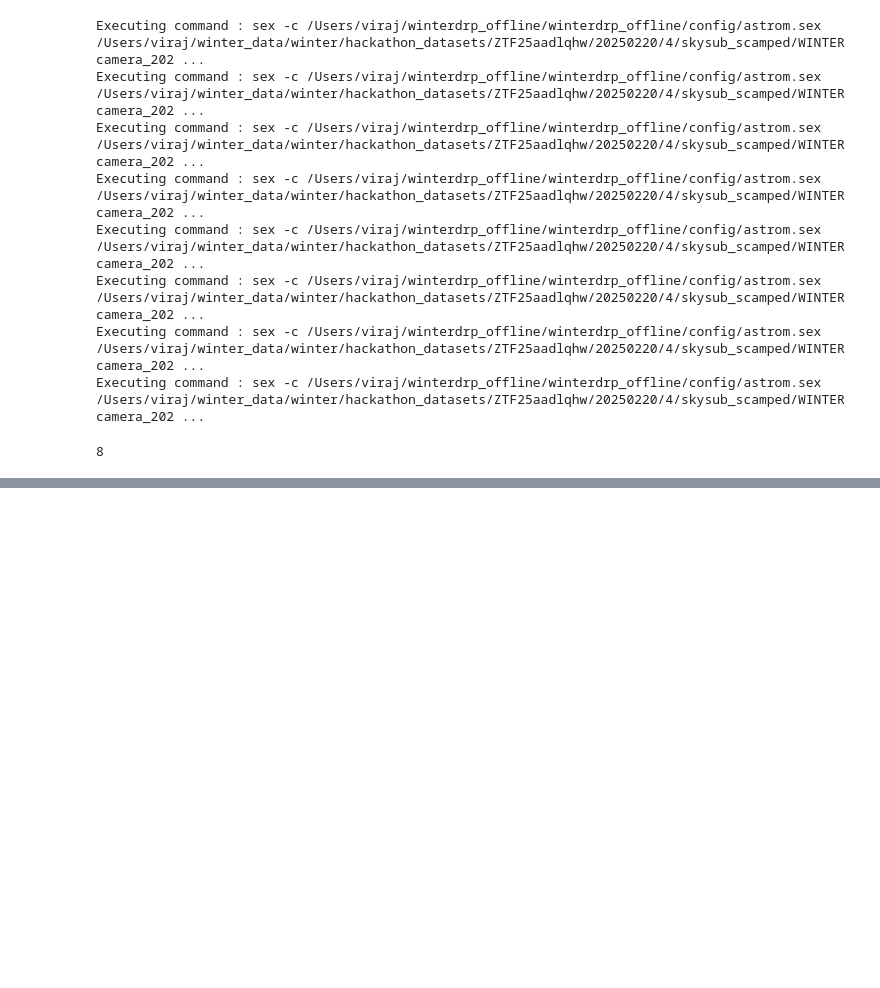
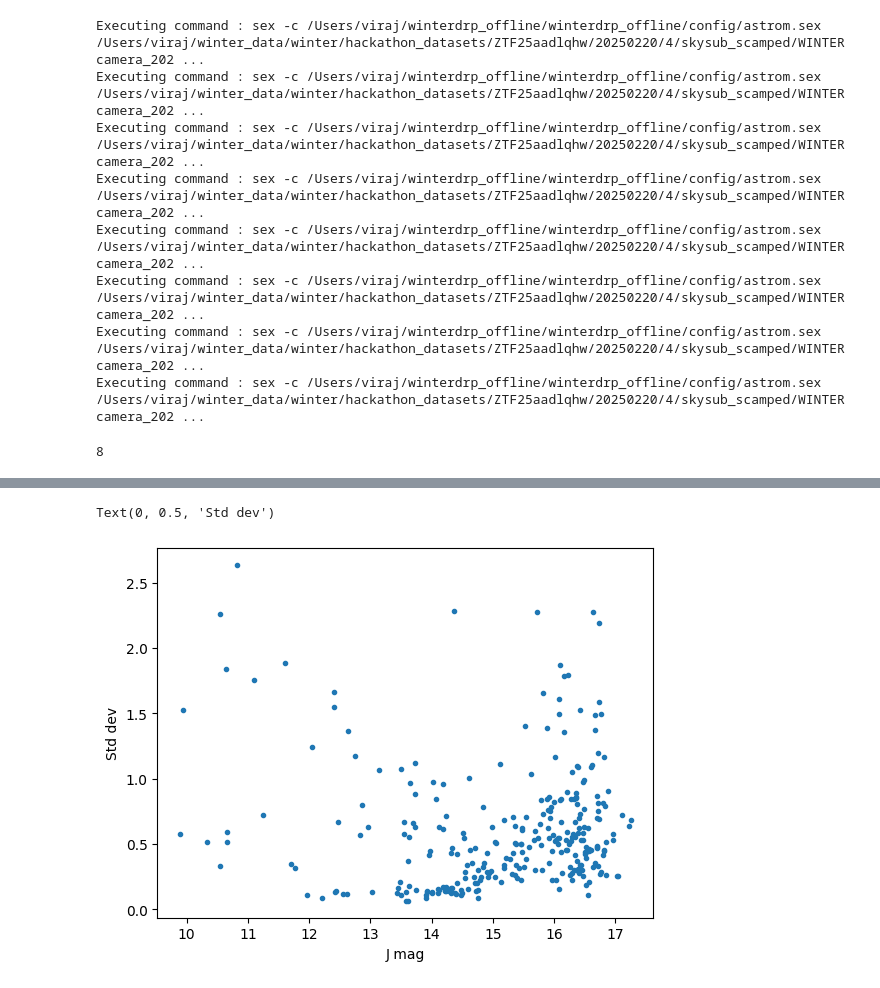
Before and after one commit to virajkaram/winterdrp_offline, a Jupyter notebook: notebooks/image_counts_diagnostics.ipynb, the cells around one changed output, grey strips where cells are left out. Drawn from its saved outputs; the diff is of its cells as text; code cells hidden in the pictures; blank space fills up the shorter version.

```diff
--- a/notebooks/image_counts_diagnostics.ipynb
+++ b/notebooks/image_counts_diagnostics.ipynb
@@ -352,0 +360,9 @@ Text(0, 0.5, 'Frame #')
+# %%
+stds = np.nanstd(mags, axis=0)
+# %%
+plt.plot(bright_ref_cat['j_m'], stds, '.')
+plt.xlabel(r'J mag')
+plt.ylabel(r'Std dev')
+# %% [output]
+Text(0, 0.5, 'Std dev')
+[figure, added]
```
Also changed, not shown: parts of 37 cells of this notebook.
